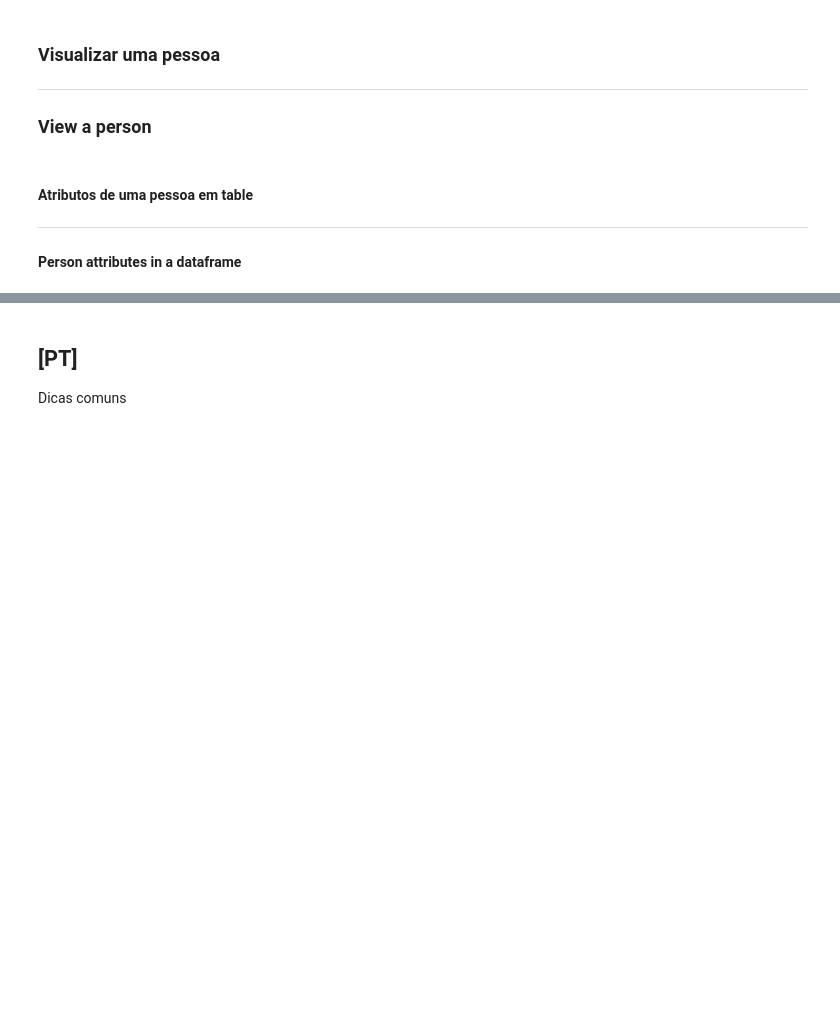
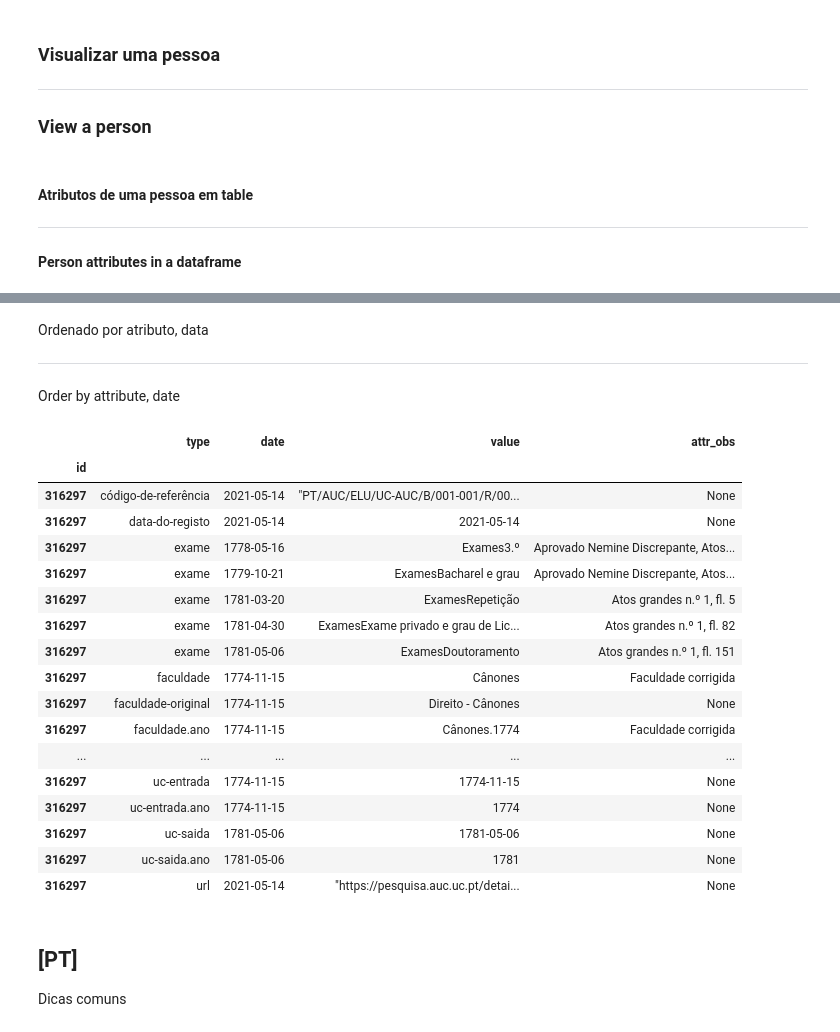
Before and after one commit to joaquimrcarvalho/fauc1537-1919, a Jupyter notebook: notebooks/999-notebook_template.ipynb, the cells around one changed output, grey strips where cells are left out. Cells and saved outputs as stored; diff of their text form; code cells hidden in the pictures; blank space fills up the shorter version.

```diff
--- a/notebooks/999-notebook_template.ipynb
+++ b/notebooks/999-notebook_template.ipynb
@@ -309,3 +307,30 @@ n$João Pedro Ribeiro/m/id=316297/obs="""
+# %% [markdown]
+Ordenado por atributo, data
+
+---
+
+Order by attribute, date
+# %%
+pdf[['type','date','value','attr_obs']].sort_values(['type','date'])
+# %% [output]
+|  | type | date | value | attr_obs |
+| id |  |  |  |  |
+| 316297 | código-de-referência | 2021-05-14 | "PT/AUC/ELU/UC-AUC/B/001-001/R/00... | None |
+| 316297 | data-do-registo | 2021-05-14 | 2021-05-14 | None |
+| 316297 | exame | 1778-05-16 | Exames3.º | Aprovado Nemine Discrepante, Atos... |
+| 316297 | exame | 1779-10-21 | ExamesBacharel e grau | Aprovado Nemine Discrepante, Atos... |
+| 316297 | exame | 1781-03-20 | ExamesRepetição | Atos grandes n.º 1, fl. 5 |
+| 316297 | exame | 1781-04-30 | ExamesExame privado e grau de Lic... | Atos grandes n.º 1, fl. 82 |
+| 316297 | exame | 1781-05-06 | ExamesDoutoramento | Atos grandes n.º 1, fl. 151 |
+| 316297 | faculdade | 1774-11-15 | Cânones | Faculdade corrigida |
+| 316297 | faculdade-original | 1774-11-15 | Direito - Cânones | None |
+| 316297 | faculdade.ano | 1774-11-15 | Cânones.1774 | Faculdade corrigida |
+| ... | ... | ... | ... | ... |
+| 316297 | uc-entrada | 1774-11-15 | 1774-11-15 | None |
+| 316297 | uc-entrada.ano | 1774-11-15 | 1774 | None |
+| 316297 | uc-saida | 1781-05-06 | 1781-05-06 | None |
+| 316297 | uc-saida.ano | 1781-05-06 | 1781 | None |
+| 316297 | url | 2021-05-14 | "https://pesquisa.auc.uc.pt/detai... | None |
 # %% [markdown]
 ## **[PT]**
 
```
Also changed, not shown: parts of 7 cells of this notebook, 4 other files.
